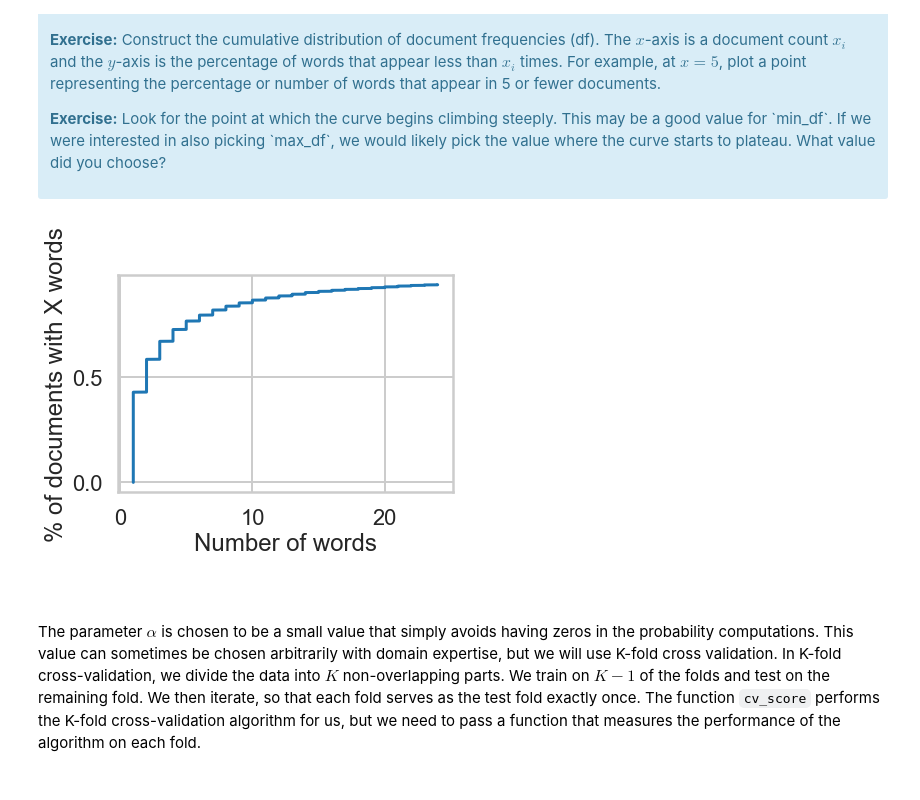
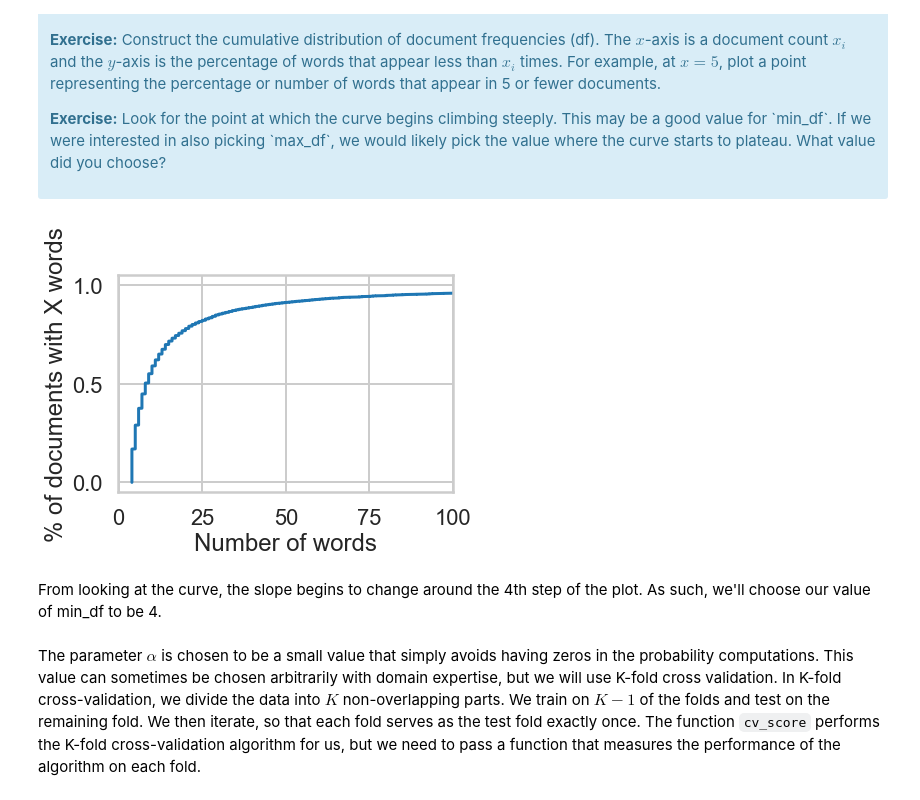
Before and after one commit to munQueen/springboard, a Jupyter notebook: Naive Bayes - Jessica Wulzen.ipynb, the cells around one changed output. Saved outputs shown, nothing was run; the diff lists cells and outputs as text; code cells hidden in the pictures.

```diff
--- a/Naive Bayes - Jessica Wulzen.ipynb
+++ b/Naive Bayes - Jessica Wulzen.ipynb
@@ -298,18 +298,22 @@ First, let's find an appropriate value for `min_df` for the `CountVectorizer`. `
 # %%
 # Your turn.
 as_df = pd.DataFrame(X.toarray())
+
+
 counts = as_df.astype(bool).sum(axis=0)
 counts = np.sort(counts)
 pcts = np.arange(1, len(counts)+1) / len(counts)
-#plt.plot(counts[0:21000], pcts[0:21000], marker='.', linestyle='none')
-plt.plot(counts[0:21000], pcts[0:21000])
+
+
+plt.plot(counts, pcts)
+plt.xlim(-.1, 100)
 plt.xlabel("Number of words")
 plt.ylabel("% of documents with X words")
 plt.show()
 # %% [output]
-[figure, old version]
+[figure, new version]
-# %% [markdown]
-#
+# %% [markdown]
+From looking at the curve, the slope begins to change around the 4th step of the plot. As such, we'll choose our value of min_df to be 4.
 # %% [markdown]
 The parameter $\alpha$ is chosen to be a small value that simply avoids having zeros in the probability computations. This value can sometimes be chosen arbitrarily with domain expertise, but we will use K-fold cross validation. In K-fold cross-validation, we divide the data into $K$ non-overlapping parts. We train on $K-1$ of the folds and test on the remaining fold. We then iterate, so that each fold serves as the test fold exactly once. The function `cv_score` performs the K-fold cross-validation algorithm for us, but we need to pass a function that measures the performance of the algorithm on each fold.
 # %%
```
Also changed, not shown: parts of 13 cells of this notebook.
